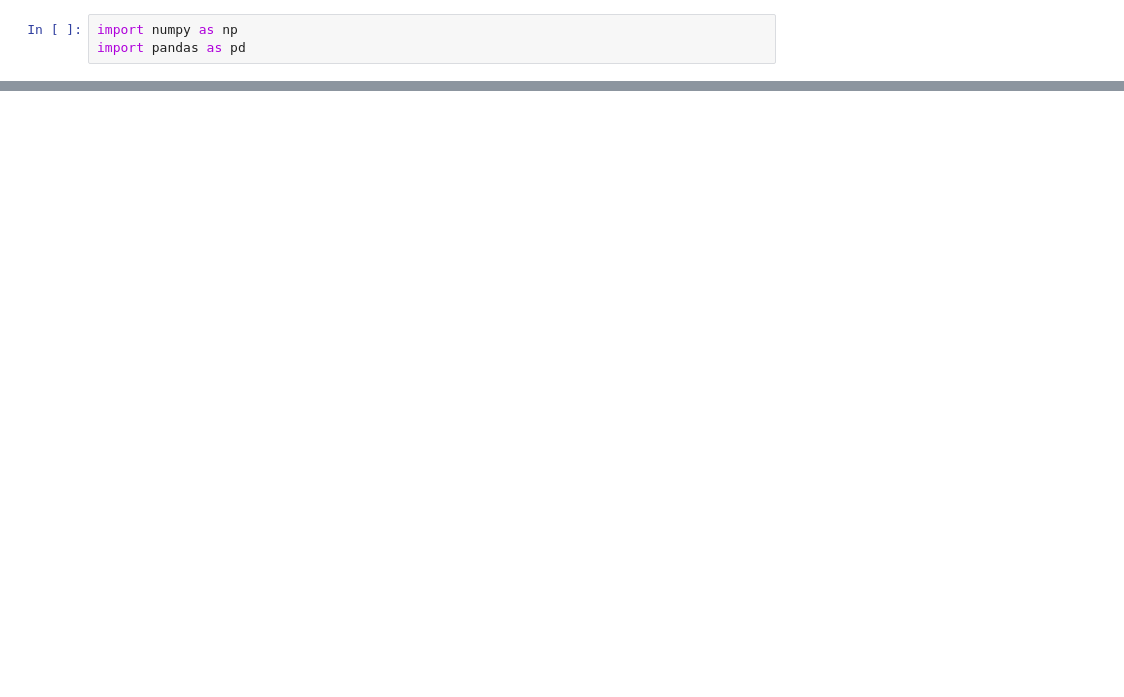
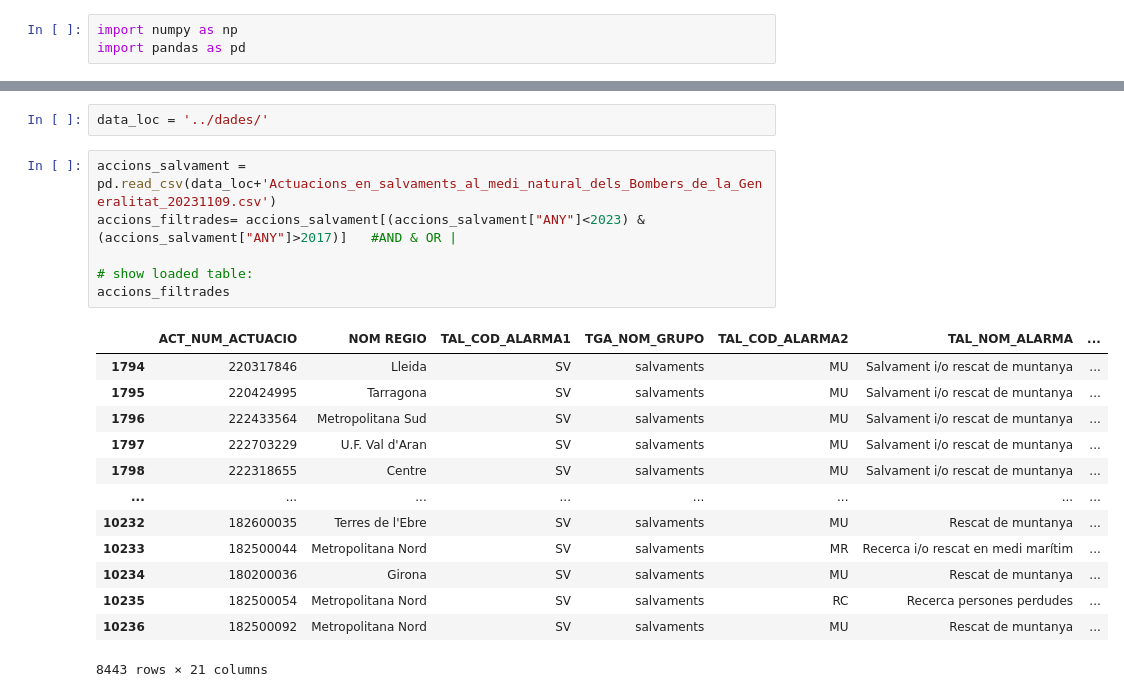
Before and after one commit to belenmvinhas/AVDM_ioib, a Jupyter notebook: Imma/Imma_try.ipynb, the cells around one changed output, grey strips where cells are left out. Saved outputs shown, nothing was run; the diff lists cells and outputs as text; blank space fills up the shorter version.

```diff
--- a/Imma/Imma_try.ipynb
+++ b/Imma/Imma_try.ipynb
@@ -62,0 +4,22 @@ WARNING:root:Requests made without an app_token will be subject to strict thrott
+# %%
+data_loc = '../dades/'
+# %%
+accions_salvament = pd.read_csv(data_loc+'Actuacions_en_salvaments_al_medi_natural_dels_Bombers_de_la_Generalitat_20231109.csv')
+accions_filtrades= accions_salvament[(accions_salvament["ANY"]<2023) & (accions_salvament["ANY"]>2017)]   #AND & OR |
+
+# show loaded table:
+accions_filtrades
+# %% [output]
+|  | ACT_NUM_ACTUACIO | NOM REGIO | TAL_COD_ALARMA1 | TGA_NOM_GRUPO | TAL_COD_ALARMA2 | TAL_NOM_ALARMA | ... |
+| 1794 | 220317846 | Lleida | SV | salvaments | MU | Salvament i/o rescat de muntanya | ... |
+| 1795 | 220424995 | Tarragona | SV | salvaments | MU | Salvament i/o rescat de muntanya | ... |
+| 1796 | 222433564 | Metropolitana Sud | SV | salvaments | MU | Salvament i/o rescat de muntanya | ... |
+| 1797 | 222703229 | U.F. Val d'Aran | SV | salvaments | MU | Salvament i/o rescat de muntanya | ... |
+| 1798 | 222318655 | Centre | SV | salvaments | MU | Salvament i/o rescat de muntanya | ... |
+| ... | ... | ... | ... | ... | ... | ... | ... |
+| 10232 | 182600035 | Terres de l'Ebre | SV | salvaments | MU | Rescat de muntanya | ... |
+| 10233 | 182500044 | Metropolitana Nord | SV | salvaments | MR | Recerca i/o rescat en medi marítim | ... |
+| 10234 | 180200036 | Girona | SV | salvaments | MU | Rescat de muntanya | ... |
+| 10235 | 182500054 | Metropolitana Nord | SV | salvaments | RC | Recerca persones perdudes | ... |
+| 10236 | 182500092 | Metropolitana Nord | SV | salvaments | MU | Rescat de muntanya | ... |
+8443 rows × 21 columns
```
Also changed, not shown: parts of 4 cells of this notebook.
